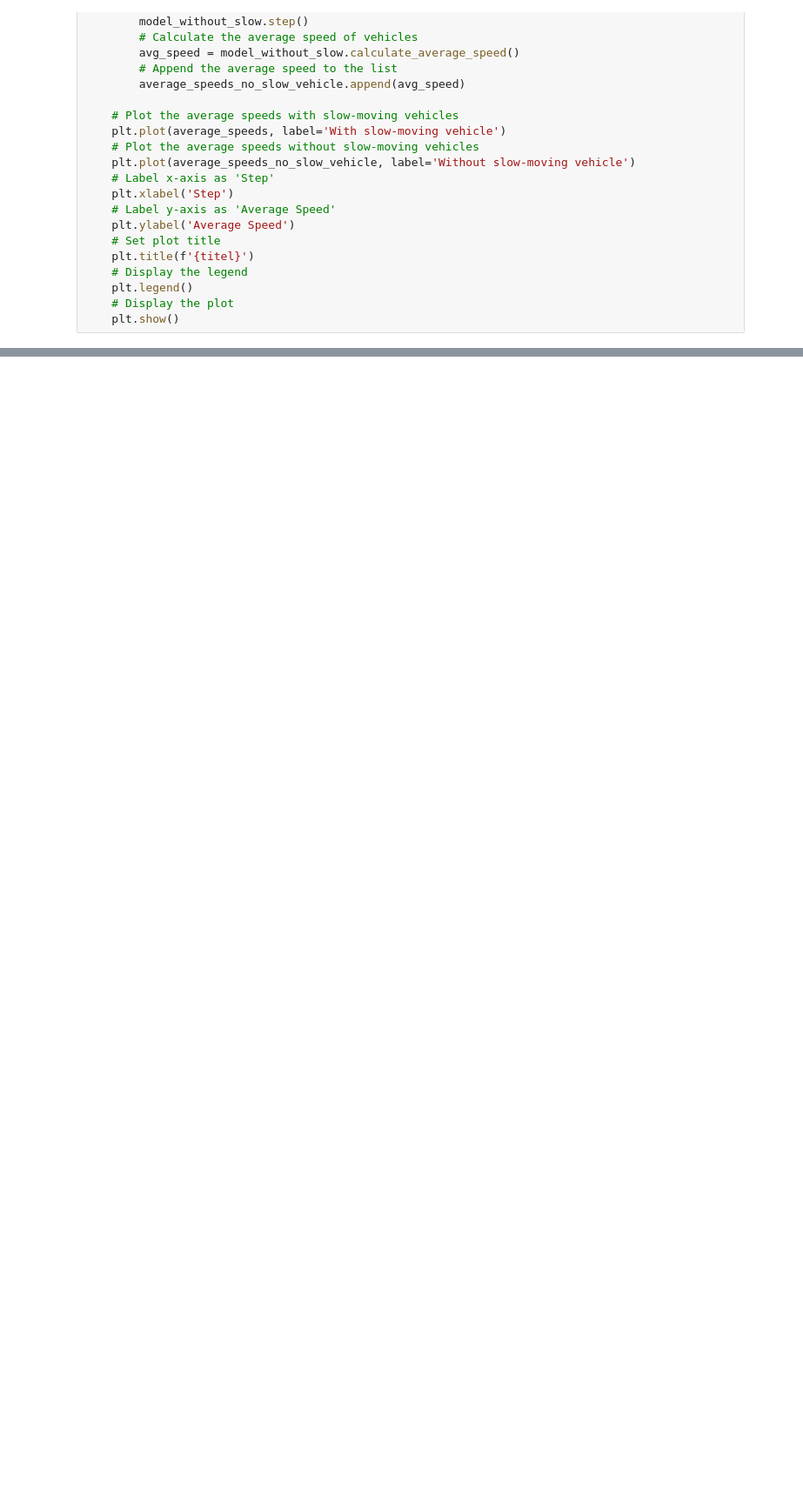
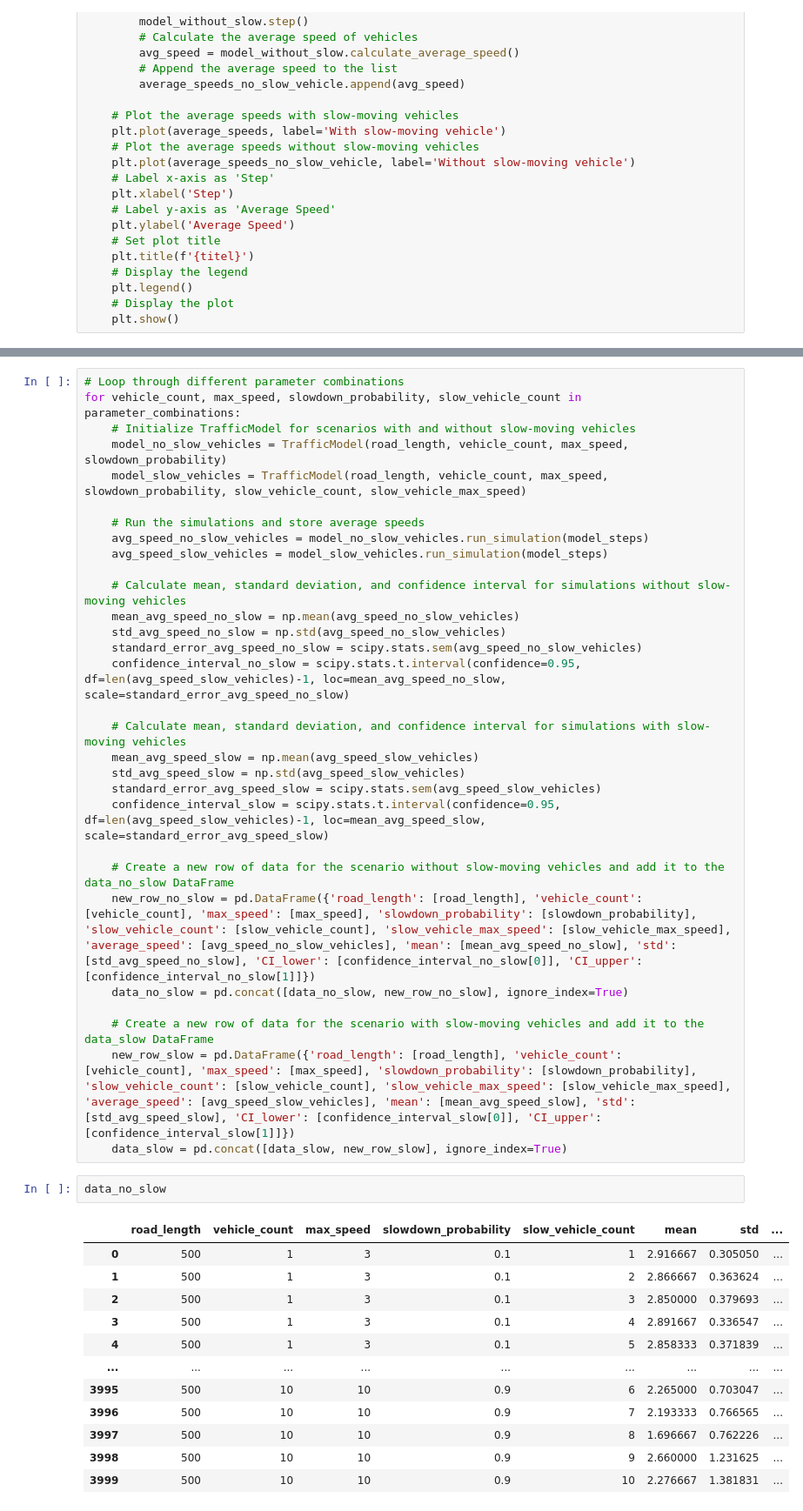
Before and after one commit to TikkaMasala1/Simulation-2023, a Jupyter notebook: 3-Touring-Machines-and-Electric-elections/traffic_vis.ipynb, the cells around one changed output, grey strips where cells are left out. Shown: that part at 87% size. Drawn from its saved outputs; the diff is of its cells as text; blank space fills up the shorter version.

Commit message:
Added a run function tot the model itself. Expanded traffic_vis to process data from numerous mode runs and export them. Added traffic_stat with deep-dive into the stats

```diff
--- a/3-Touring-Machines-and-Electric-elections/traffic_vis.ipynb
+++ b/3-Touring-Machines-and-Electric-elections/traffic_vis.ipynb
@@ -211,0 +233,45 @@ impact_slow_vehicles('Impact of Slow-Moving Vehicles on Traffic Flow With Events
+# %%
+# Loop through different parameter combinations
+for vehicle_count, max_speed, slowdown_probability, slow_vehicle_count in parameter_combinations:
+    # Initialize TrafficModel for scenarios with and without slow-moving vehicles
+    model_no_slow_vehicles = TrafficModel(road_length, vehicle_count, max_speed, slowdown_probability)
+    model_slow_vehicles = TrafficModel(road_length, vehicle_count, max_speed, slowdown_probability, slow_vehicle_count, slow_vehicle_max_speed)
+
+    # Run the simulations and store average speeds
+    avg_speed_no_slow_vehicles = model_no_slow_vehicles.run_simulation(model_steps)
+    avg_speed_slow_vehicles = model_slow_vehicles.run_simulation(model_steps)
+
+    # Calculate mean, standard deviation, and confidence interval for simulations without slow-moving vehicles
+    mean_avg_speed_no_slow = np.mean(avg_speed_no_slow_vehicles)
+    std_avg_speed_no_slow = np.std(avg_speed_no_slow_vehicles)
+    standard_error_avg_speed_no_slow = scipy.stats.sem(avg_speed_no_slow_vehicles)
+    confidence_interval_no_slow = scipy.stats.t.interval(confidence=0.95, df=len(avg_speed_slow_vehicles)-1, loc=mean_avg_speed_no_slow, scale=standard_error_avg_speed_no_slow)
+
+    # Calculate mean, standard deviation, and confidence interval for simulations with slow-moving vehicles
+    mean_avg_speed_slow = np.mean(avg_speed_slow_vehicles)
+    std_avg_speed_slow = np.std(avg_speed_slow_vehicles)
+    standard_error_avg_speed_slow = scipy.stats.sem(avg_speed_slow_vehicles)
+    confidence_interval_slow = scipy.stats.t.interval(confidence=0.95, df=len(avg_speed_slow_vehicles)-1, loc=mean_avg_speed_slow, scale=standard_error_avg_speed_slow)
+
+    # Create a new row of data for the scenario without slow-moving vehicles and add it to the data_no_slow DataFrame
+    new_row_no_slow = pd.DataFrame({'road_length': [road_length], 'vehicle_count': [vehicle_count], 'max_speed': [max_speed], 'slowdown_probability': [slowdown_probability], 'slow_vehicle_count': [slow_vehicle_count], 'slow_vehicle_max_speed': [slow_vehicle_max_speed], 'average_speed': [avg_speed_no_slow_vehicles], 'mean': [mean_avg_speed_no_slow], 'std': [std_avg_speed_no_slow], 'CI_lower': [confidence_interval_no_slow[0]], 'CI_upper': [confidence_interval_no_slow[1]]})
+    data_no_slow = pd.concat([data_no_slow, new_row_no_slow], ignore_index=True)
+
+    # Create a new row of data for the scenario with slow-moving vehicles and add it to the data_slow DataFrame
+    new_row_slow = pd.DataFrame({'road_length': [road_length], 'vehicle_count': [vehicle_count], 'max_speed': [max_speed], 'slowdown_probability': [slowdown_probability], 'slow_vehicle_count': [slow_vehicle_count], 'slow_vehicle_max_speed': [slow_vehicle_max_speed], 'average_speed': [avg_speed_slow_vehicles], 'mean': [mean_avg_speed_slow], 'std': [std_avg_speed_slow], 'CI_lower': [confidence_interval_slow[0]], 'CI_upper': [confidence_interval_slow[1]]})
+    data_slow = pd.concat([data_slow, new_row_slow], ignore_index=True)
+# %%
+data_no_slow
+# %% [output]
+|  | road_length | vehicle_count | max_speed | slowdown_probability | slow_vehicle_count | mean | std | ... |
+| 0 | 500 | 1 | 3 | 0.1 | 1 | 2.916667 | 0.305050 | ... |
+| 1 | 500 | 1 | 3 | 0.1 | 2 | 2.866667 | 0.363624 | ... |
+| 2 | 500 | 1 | 3 | 0.1 | 3 | 2.850000 | 0.379693 | ... |
+| 3 | 500 | 1 | 3 | 0.1 | 4 | 2.891667 | 0.336547 | ... |
+| 4 | 500 | 1 | 3 | 0.1 | 5 | 2.858333 | 0.371839 | ... |
+| ... | ... | ... | ... | ... | ... | ... | ... | ... |
+| 3995 | 500 | 10 | 10 | 0.9 | 6 | 2.265000 | 0.703047 | ... |
+| 3996 | 500 | 10 | 10 | 0.9 | 7 | 2.193333 | 0.766565 | ... |
+| 3997 | 500 | 10 | 10 | 0.9 | 8 | 1.696667 | 0.762226 | ... |
+| 3998 | 500 | 10 | 10 | 0.9 | 9 | 2.660000 | 1.231625 | ... |
+| 3999 | 500 | 10 | 10 | 0.9 | 10 | 2.276667 | 1.381831 | ... |
```
Also changed, not shown: parts of 17 cells of this notebook, 2 other files.
